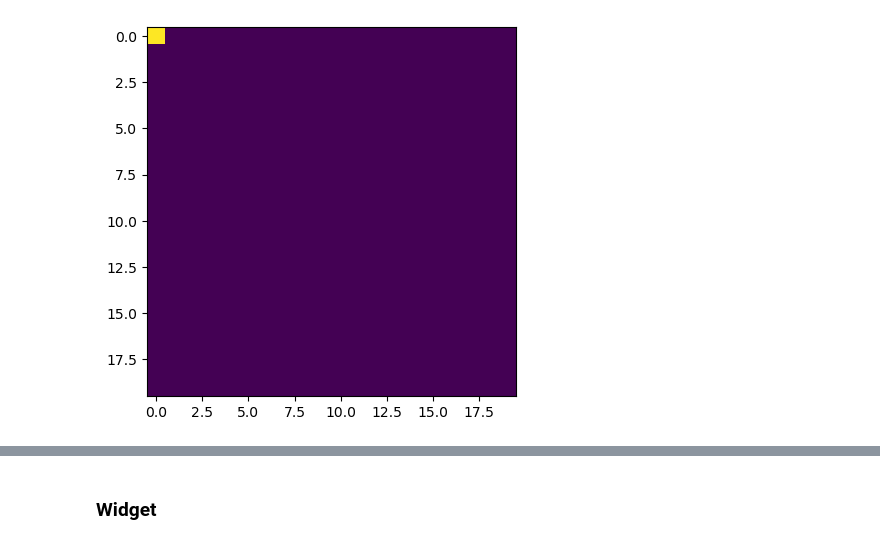
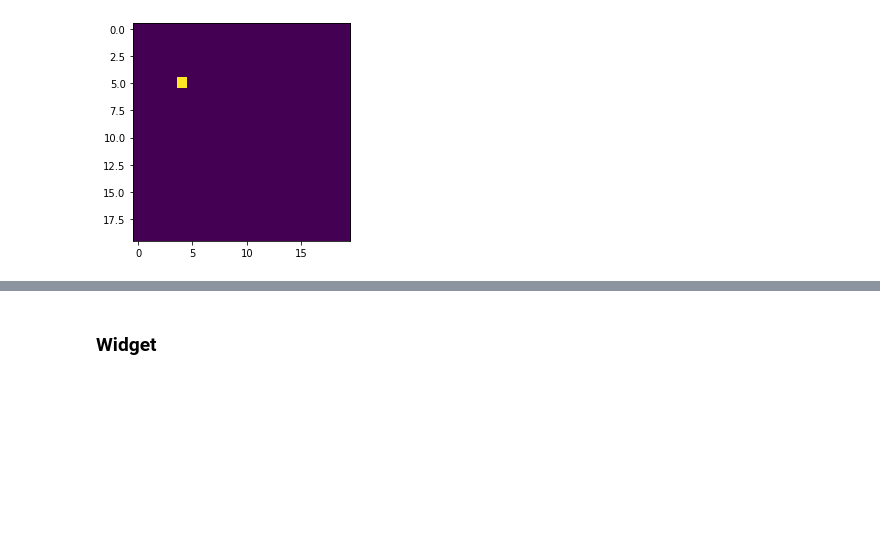
Before and after one commit to POET-Simulator/tug, a Jupyter notebook: proto/FTCS.ipynb, the cells around one changed output, grey strips where cells are left out. Cells and saved outputs as stored; diff of their text form; code cells hidden in the pictures; blank space fills up the shorter version.

```diff
--- a/proto/FTCS.ipynb
+++ b/proto/FTCS.ipynb
@@ -36,13 +36,13 @@ if time_step > max_stable_time_step:
 # %%
 # initialize environment with start values
 C_t = np.zeros((grid_size['x'],grid_size['y']))
-C_t[0,0] = 2000
+C_t[5,4] = 2000
 
 
 plt.imshow(C_t, vmin=0, vmax=2000)
 plt.show()
 # %% [output]
-[figure, old version]
+[figure, new version]
 # %%
 # calculate mean between two cells
 def alpha_interblock(alpha1, alpha2, harmonic=False):
```
Also changed, not shown: parts of 7 cells of this notebook.
